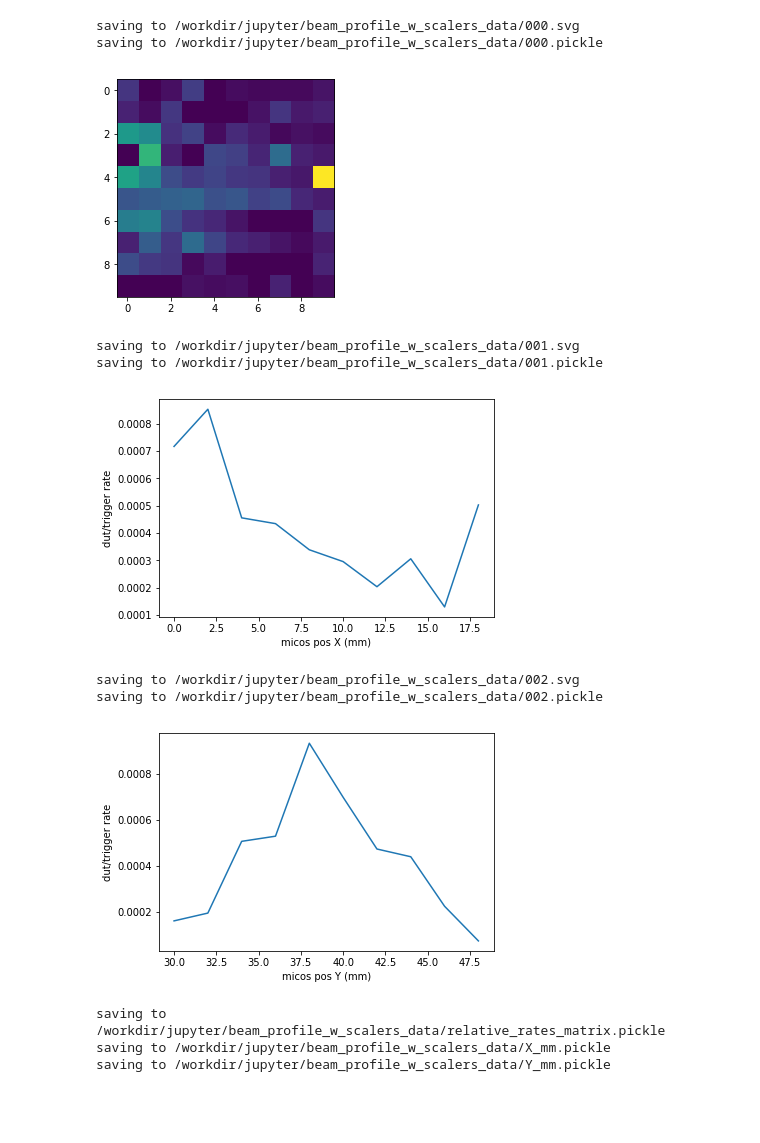
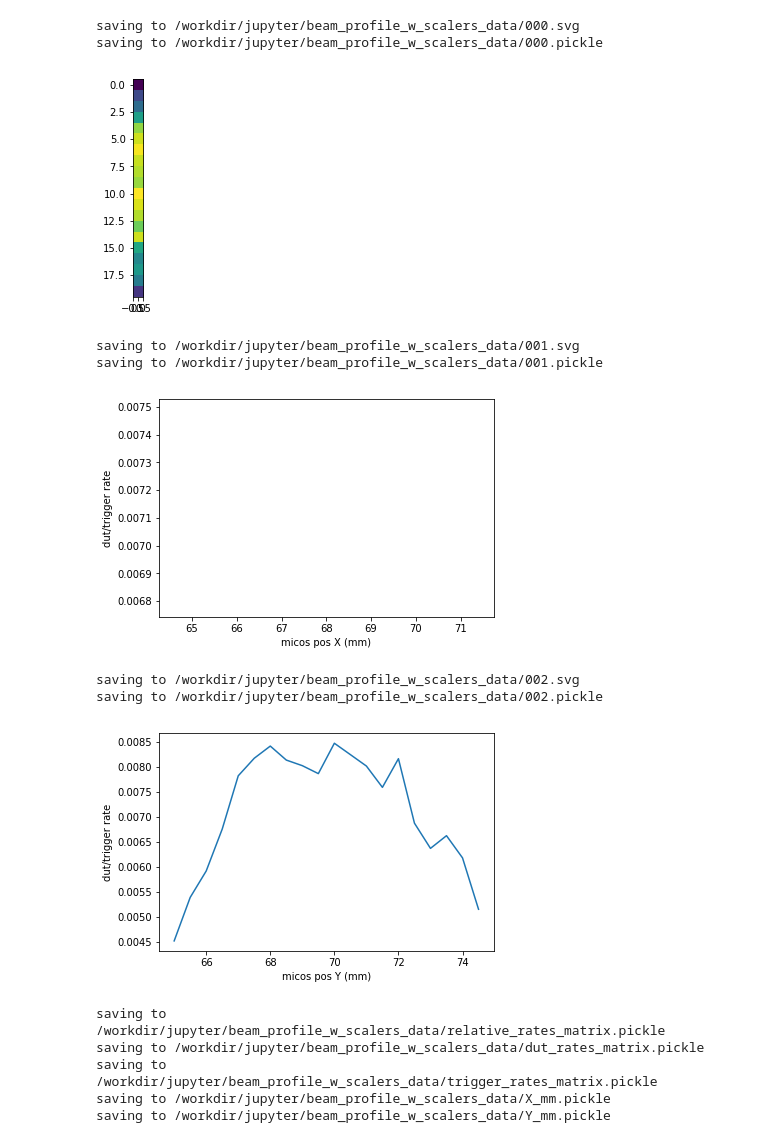
Before and after one commit to acidbourbon/PT_full_system, a Jupyter notebook: workdir/jupyter/beam_profile_w_scalers.ipynb, the cells around one changed output. Drawn from its saved outputs; the diff is of its cells as text; code cells hidden in the pictures; blank space fills up the shorter version.

Commit message:
auto threshold scan with spill break detekction is working. Can now archive whole notebooks including data dir

```diff
--- a/workdir/jupyter/beam_profile_w_scalers.ipynb
+++ b/workdir/jupyter/beam_profile_w_scalers.ipynb
@@ -101 +82,10 @@ done
+# %%
+
+
+x_offset = 0
+y_offset = 0
+
+# if Si-Strip
+x_offset = 50
+y_offset = 30
 # %%
@@ -117,13 +96,19 @@ micos_eco.move(x=18,y=39) ## maximum of diamond rate in beam
 done
 # %%
-import scalers
 
-X = np.arange(0, 20, 2)
-Y = np.arange(40-10, 40+10, 2)
+
+#X = np.arange(15+x_offset, 22+x_offset+5, 0.5)
+X = [18+x_offset]
+Y = np.arange(35+y_offset, 45+y_offset, 0.5)
+#Y = [39+y_offset]
+
 
 rates = np.zeros(( len(Y) , len(X)))
+dut_rates = np.zeros(( len(Y) , len(X)))
+trigger_rates = np.zeros(( len(Y) , len(X)))
 
-acq_time=2
+acq_time=76
+trigger_rate_threshold=4000
 
 #print(rates)
 
@@ -141,13 +126,15 @@ for y in Y:
       scint_rate = curr_rates[1]
       dut_rate = curr_rates[0]
 
-      print("pos: {:f} x {:f}".format(x,y))
+      print("pos: x: {:f} y: {:f}".format(x,y))
       print("scint_rate: {:f}".format(scint_rate))
       print("dut_rate: {:f}".format(dut_rate))
       print("dut/trigger rate: {:f}".format( dut_rate/(scint_rate+0.001)))
 
-      if scint_rate > 100*acq_time:
+      if scint_rate > trigger_rate_threshold*acq_time:
         rates[i,j] = dut_rate/scint_rate
+        dut_rates[i,j] = dut_rate
+        trigger_rates[i,j] = scint_rate
         print("okay, next step")
         break
       else:
@@ -180,32 +167,36 @@ pos: 2.000000 x 30.000000
 # %%
 clear_data_dir()
 
 plt.imshow(rates)
 show(plt)
 
 plt.plot(X,sum(rates)/len(Y))
 plt.xlabel("micos pos X (mm)")
 plt.ylabel("dut/trigger rate")
 show(plt)
 
 plt.plot(Y,sum(rates.transpose())/len(X))
 plt.xlabel("micos pos Y (mm)")
 plt.ylabel("dut/trigger rate")
 show(plt)
 
 pickle_this(rates,"relative_rates_matrix")
+pickle_this(dut_rates,"dut_rates_matrix")
+pickle_this(trigger_rates,"trigger_rates_matrix")
 pickle_this(X,"X_mm")
 pickle_this(Y,"Y_mm")
 # %% [output]
 saving to /workdir/jupyter/beam_profile_w_scalers_data/000.svg
 saving to /workdir/jupyter/beam_profile_w_scalers_data/000.pickle
-[figure, old version]
+[figure, new version]
 saving to /workdir/jupyter/beam_profile_w_scalers_data/001.svg
 saving to /workdir/jupyter/beam_profile_w_scalers_data/001.pickle
-[figure, old version]
+[figure, new version]
 saving to /workdir/jupyter/beam_profile_w_scalers_data/002.svg
 saving to /workdir/jupyter/beam_profile_w_scalers_data/002.pickle
-[figure, old version]
+[figure, new version]
 saving to /workdir/jupyter/beam_profile_w_scalers_data/relative_rates_matrix.pickle
+saving to /workdir/jupyter/beam_profile_w_scalers_data/dut_rates_matrix.pickle
+saving to /workdir/jupyter/beam_profile_w_scalers_data/trigger_rates_matrix.pickle
 saving to /workdir/jupyter/beam_profile_w_scalers_data/X_mm.pickle
 saving to /workdir/jupyter/beam_profile_w_scalers_data/Y_mm.pickle
```
Also changed, not shown: parts of 7 cells of this notebook, 8 other files.
